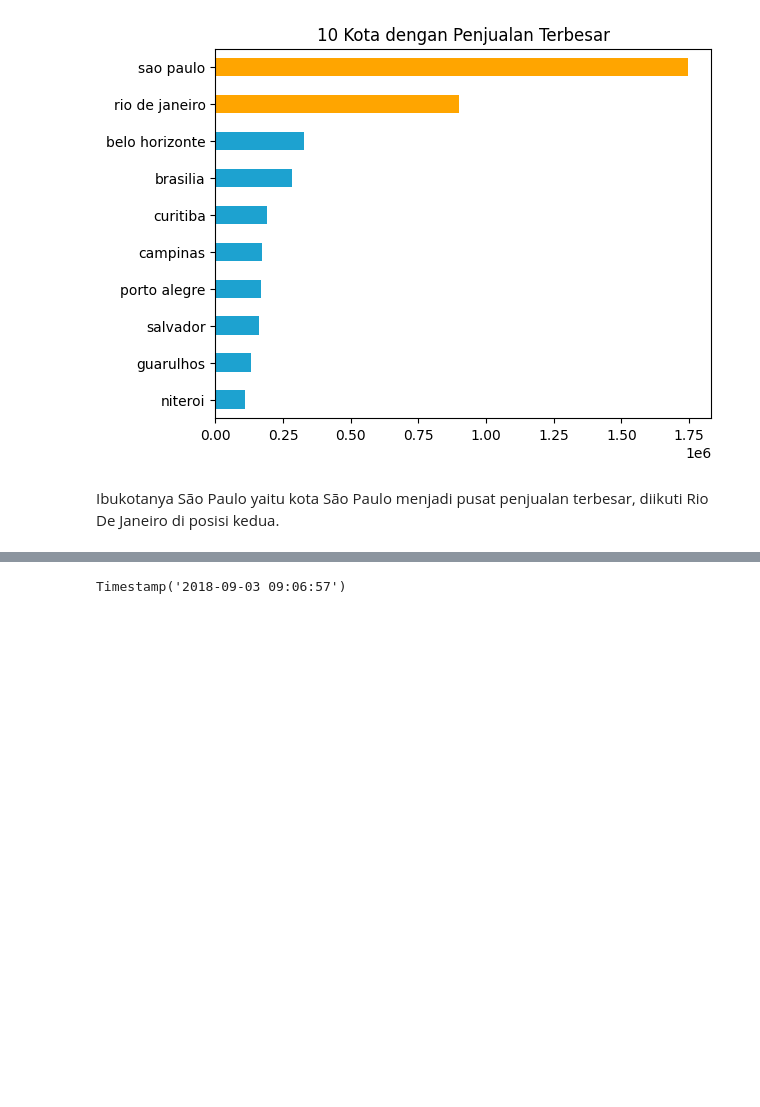
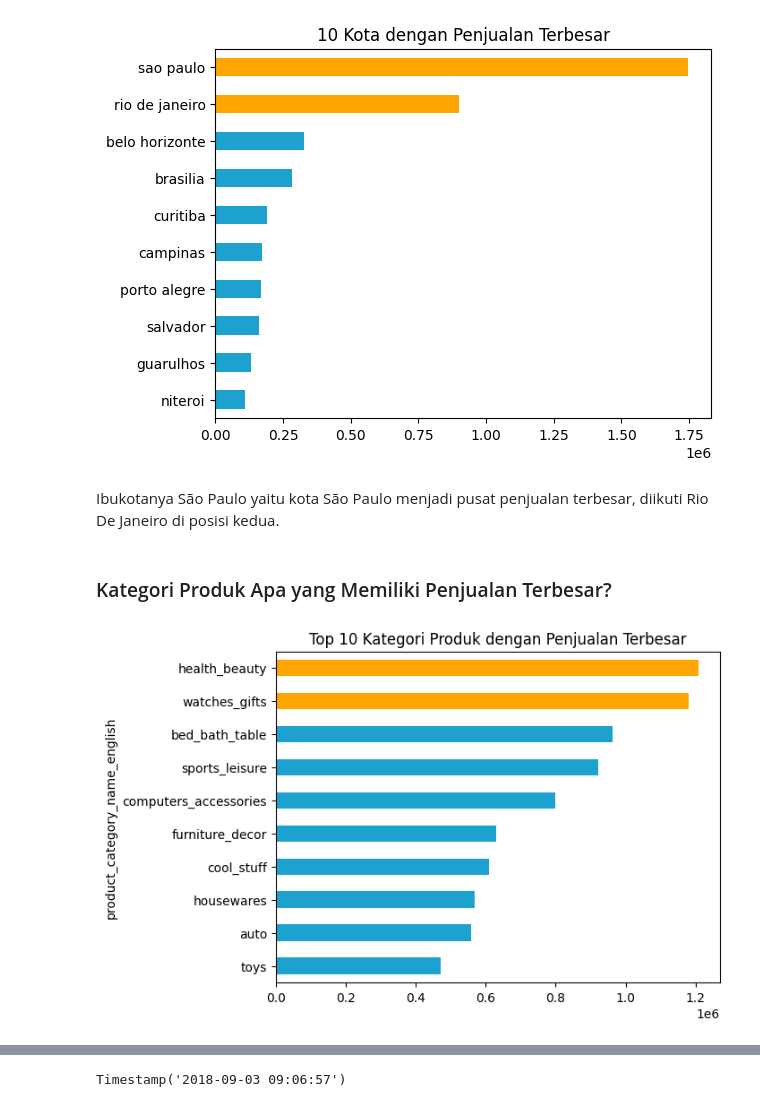
Before and after one commit to robbysoetiawan/e-commerce_dicoding, a Jupyter notebook: Proyek_Analisis_Data.ipynb, the cells around one changed output, grey strips where cells are left out. Drawn from its saved outputs; the diff is of its cells as text; code cells hidden in the pictures; blank space fills up the shorter version.

```diff
--- a/Proyek_Analisis_Data.ipynb
+++ b/Proyek_Analisis_Data.ipynb
@@ -481,3 +538,12 @@ plt.ylabel('');
 [figure]
 # %% [markdown]
 Ibukotanya São Paulo yaitu kota São Paulo menjadi pusat penjualan terbesar, diikuti Rio De Janeiro di posisi kedua.
+# %% [markdown]
+### Kategori Produk Apa yang Memiliki Penjualan Terbesar?
+# %%
+prod_sales = df_nocancel.groupby('product_category_name_english')['price'].sum().sort_values().tail(10)
+colors2 = ['orange' if i in prod_sales.nlargest(2).values else '#1da2d0' for i in prod_sales]
+prod_sales.plot(kind='barh', color=colors2)
+plt.title('Top 10 Kategori Produk dengan Penjualan Terbesar');
+# %% [output]
+[figure, added]
```
Also changed, not shown: parts of 76 cells of this notebook, 8 other files.
